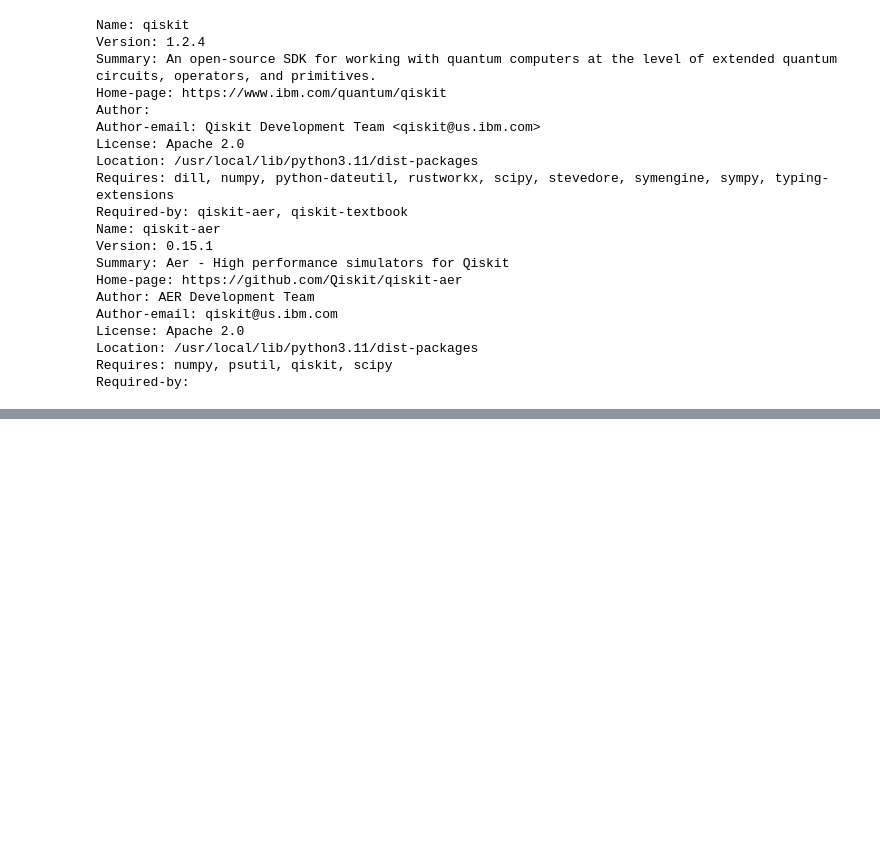
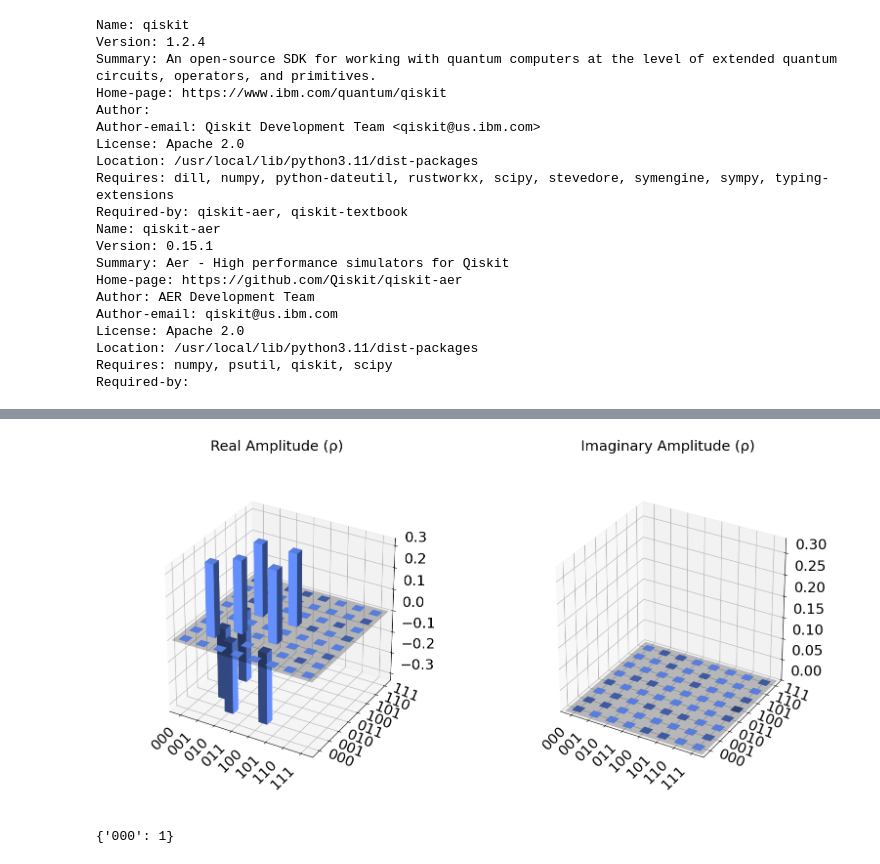
Before and after one commit to mkbahk/QuantumComputing, a Jupyter notebook: QuantumToyAlgorithm_WState_00_statevector.ipynb, the cells around one changed output, grey strips where cells are left out. Drawn from its saved outputs; the diff is of its cells as text; code cells hidden in the pictures; blank space fills up the shorter version.

```diff
--- a/QuantumToyAlgorithm_WState_00_statevector.ipynb
+++ b/QuantumToyAlgorithm_WState_00_statevector.ipynb
@@ -101,0 +105,9 @@ $$\frac{\sqrt{2}}{4} |000\rangle+\frac{\sqrt{2}}{4} |001\rangle+\frac{\sqrt{2}}{
+# %%
+plot_state_city(statevector)
+# %% [output]
+[figure, added]
+# %%
+counts = result.get_counts()
+print(counts)
+# %% [output]
+{'000': 1}
```
Also changed, not shown: parts of 13 cells of this notebook.
